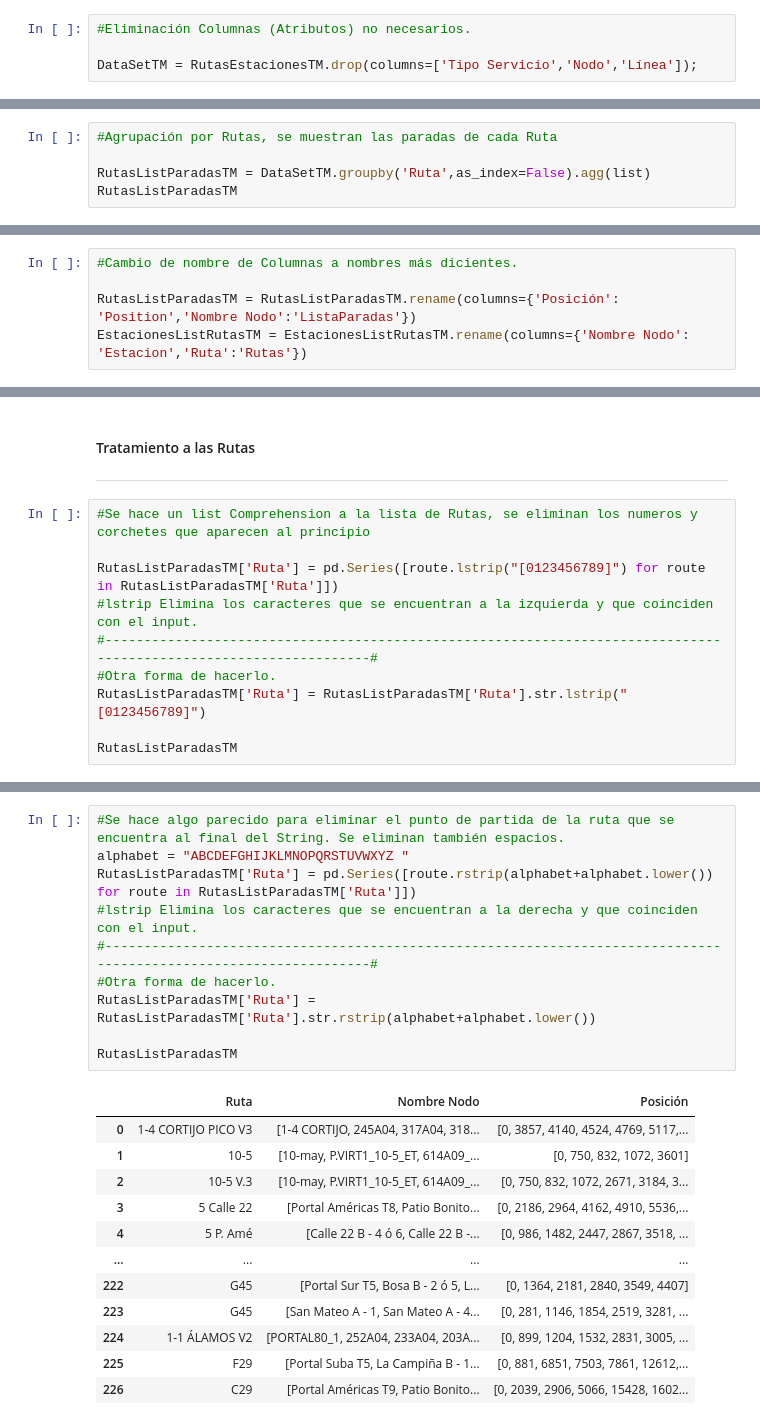
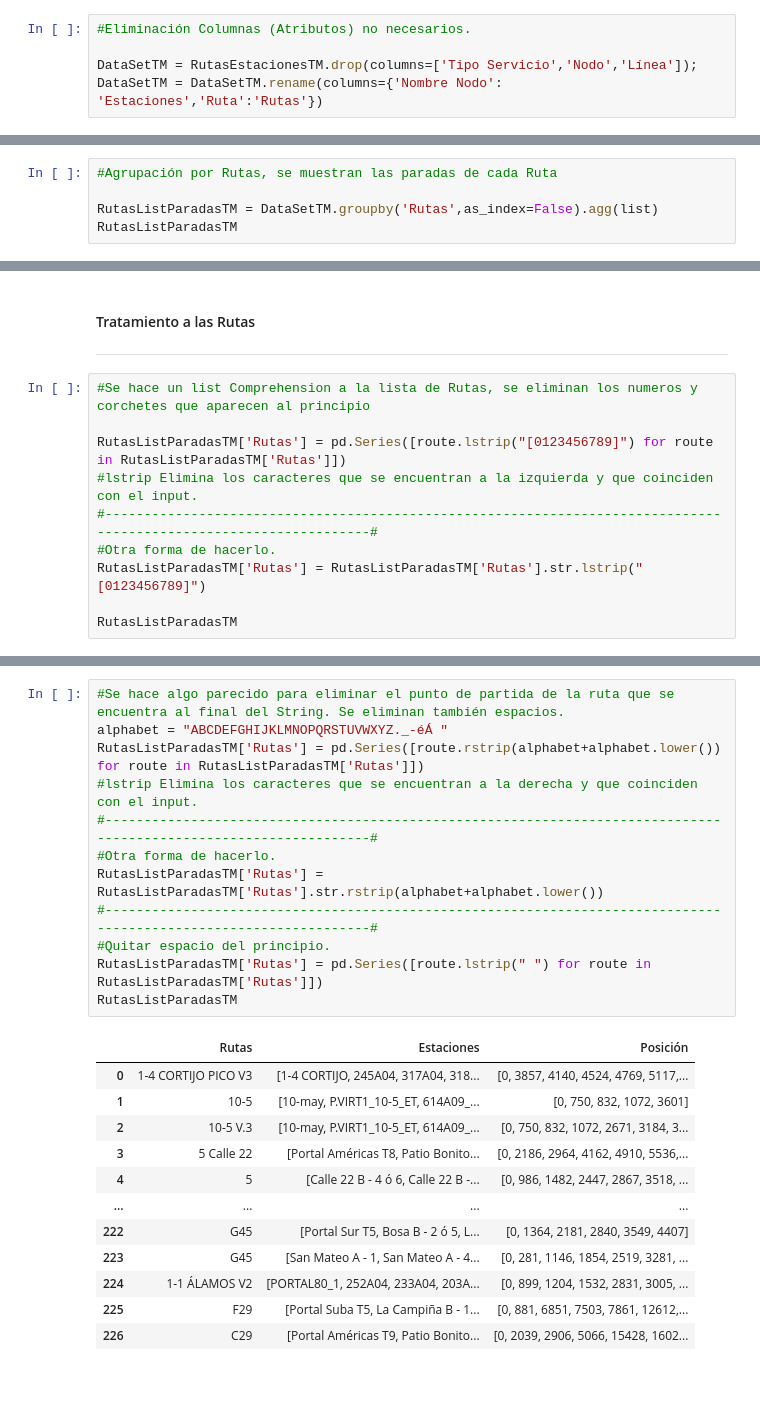
Before and after one commit to Rguarnizo/Ensena-Me, a Jupyter notebook: TransmilenioMVA.ipynb, the cells around one changed output, grey strips where cells are left out. Drawn from its saved outputs; the diff is of its cells as text; blank space fills up the shorter version.

```diff
--- a/TransmilenioMVA.ipynb
+++ b/TransmilenioMVA.ipynb
@@ -128,6 +128,7 @@ RutasEstacionesTM
 #Eliminación Columnas (Atributos) no necesarios.
 
 DataSetTM = RutasEstacionesTM.drop(columns=['Tipo Servicio','Nodo','Línea']);
+DataSetTM = DataSetTM.rename(columns={'Nombre Nodo': 'Estaciones','Ruta':'Rutas'})
 # %% [markdown]
 ### Manipulación y Transformacion de datos
 ***
@@ -154,6 +155,6 @@ EstacionesListRutasTM
 # %%
 #Agrupación por Rutas, se muestran las paradas de cada Ruta
 
-RutasListParadasTM = DataSetTM.groupby('Ruta',as_index=False).agg(list)
+RutasListParadasTM = DataSetTM.groupby('Rutas',as_index=False).agg(list)
 RutasListParadasTM
 # %% [output]
@@ -170,11 +171,6 @@ RutasListParadasTM
 | 225 | [982] F29 PORTAL AMERICAS | [Portal Suba T5, La Campiña B - 1... | [0, 881, 6851, 7503, 7861, 12612,... |
 | 226 | [983] C29 PORTAL SUBA | [Portal Américas T9, Patio Bonito... | [0, 2039, 2906, 5066, 15428, 1602... |
 227 rows × 3 columns
-# %%
-#Cambio de nombre de Columnas a nombres más dicientes.
-
-RutasListParadasTM = RutasListParadasTM.rename(columns={'Posición': 'Position','Nombre Nodo':'ListaParadas'})
-EstacionesListRutasTM = EstacionesListRutasTM.rename(columns={'Nombre Nodo': 'Estacion','Ruta':'Rutas'})
 # %% [markdown]
 #### Tratamiento de datos.
 ***
@@ -188,11 +184,11 @@ limpiar estos datos también.
 # %%
 #Se hace un list Comprehension a la lista de Rutas, se eliminan los numeros y corchetes que aparecen al principio
 
-RutasListParadasTM['Ruta'] = pd.Series([route.lstrip("[0123456789]") for route in RutasListParadasTM['Ruta']])
+RutasListParadasTM['Rutas'] = pd.Series([route.lstrip("[0123456789]") for route in RutasListParadasTM['Rutas']])
 #lstrip Elimina los caracteres que se encuentran a la izquierda y que coinciden con el input.
 #------------------------------------------------------------------------------------------------------------------#
 #Otra forma de hacerlo.
-RutasListParadasTM['Ruta'] = RutasListParadasTM['Ruta'].str.lstrip("[0123456789]")
+RutasListParadasTM['Rutas'] = RutasListParadasTM['Rutas'].str.lstrip("[0123456789]")
 
 RutasListParadasTM
 # %% [output]
@@ -211,21 +207,23 @@ RutasListParadasTM
 227 rows × 3 columns
 # %%
 #Se hace algo parecido para eliminar el punto de partida de la ruta que se encuentra al final del String. Se eliminan también espacios.
-alphabet = "ABCDEFGHIJKLMNOPQRSTUVWXYZ "
-RutasListParadasTM['Ruta'] = pd.Series([route.rstrip(alphabet+alphabet.lower()) for route in RutasListParadasTM['Ruta']])
+alphabet = "ABCDEFGHIJKLMNOPQRSTUVWXYZ._-éÁ "
+RutasListParadasTM['Rutas'] = pd.Series([route.rstrip(alphabet+alphabet.lower()) for route in RutasListParadasTM['Rutas']])
 #lstrip Elimina los caracteres que se encuentran a la derecha y que coinciden con el input.
 #------------------------------------------------------------------------------------------------------------------#
 #Otra forma de hacerlo.
-RutasListParadasTM['Ruta'] = RutasListParadasTM['Ruta'].str.rstrip(alphabet+alphabet.lower())
-
+RutasListParadasTM['Rutas'] = RutasListParadasTM['Rutas'].str.rstrip(alphabet+alphabet.lower())
+#------------------------------------------------------------------------------------------------------------------#
+#Quitar espacio del principio.
+RutasListParadasTM['Rutas'] = pd.Series([route.lstrip(" ") for route in RutasListParadasTM['Rutas']])
 RutasListParadasTM
 # %% [output]
-|  | Ruta | Nombre Nodo | Posición |
+|  | Rutas | Estaciones | Posición |
 | 0 | 1-4 CORTIJO PICO V3 | [1-4 CORTIJO, 245A04, 317A04, 318... | [0, 3857, 4140, 4524, 4769, 5117,... |
 | 1 | 10-5 | [10-may, P.VIRT1_10-5_ET, 614A09_... | [0, 750, 832, 1072, 3601] |
 | 2 | 10-5 V.3 | [10-may, P.VIRT1_10-5_ET, 614A09_... | [0, 750, 832, 1072, 2671, 3184, 3... |
 | 3 | 5 Calle 22 | [Portal Américas T8, Patio Bonito... | [0, 2186, 2964, 4162, 4910, 5536,... |
-| 4 | 5 P. Amé | [Calle 22 B - 4 ó 6, Calle 22 B -... | [0, 986, 1482, 2447, 2867, 3518, ... |
+| 4 | 5 | [Calle 22 B - 4 ó 6, Calle 22 B -... | [0, 986, 1482, 2447, 2867, 3518, ... |
 | ... | ... | ... | ... |
 | 222 | G45 | [Portal Sur T5, Bosa B - 2 ó 5, L... | [0, 1364, 2181, 2840, 3549, 4407] |
 | 223 | G45 | [San Mateo A - 1, San Mateo A - 4... | [0, 281, 1146, 1854, 2519, 3281, ... |
```
Also changed, not shown: parts of 15 cells of this notebook.
